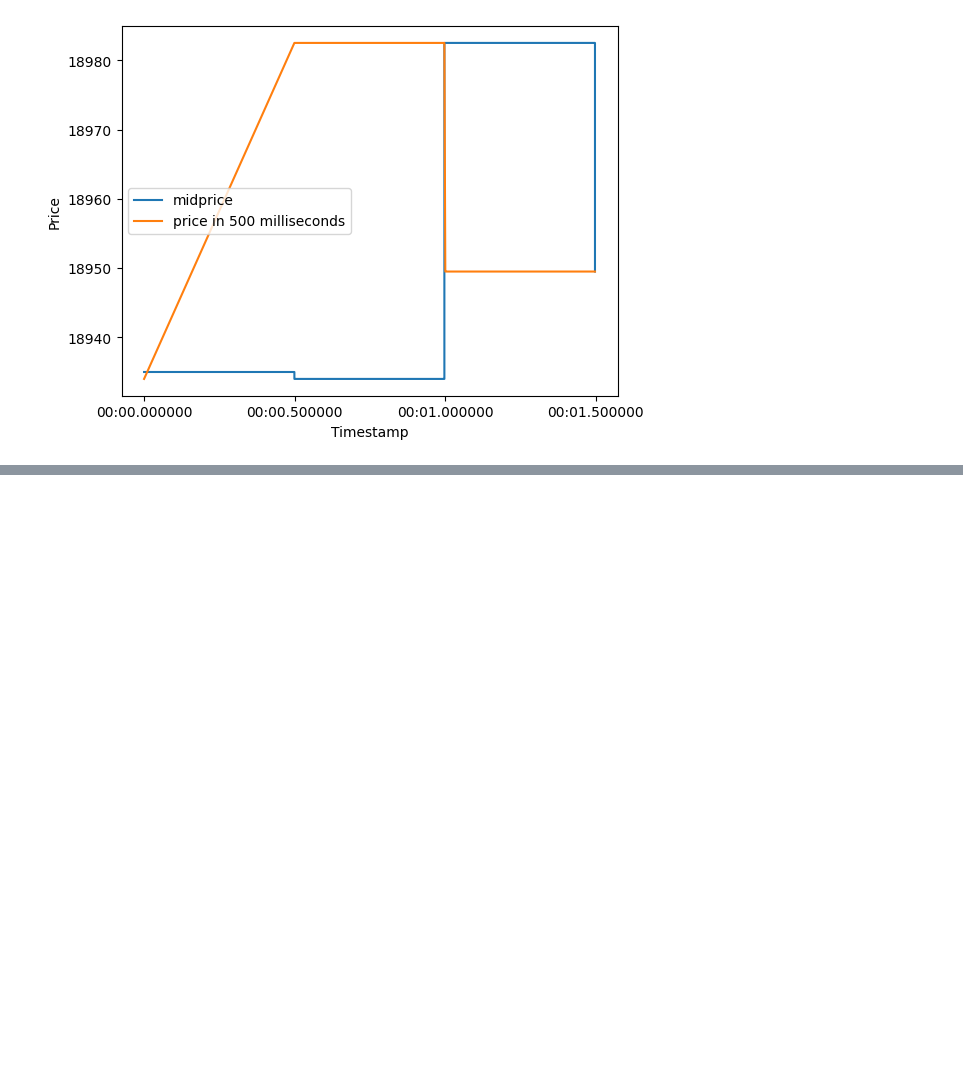
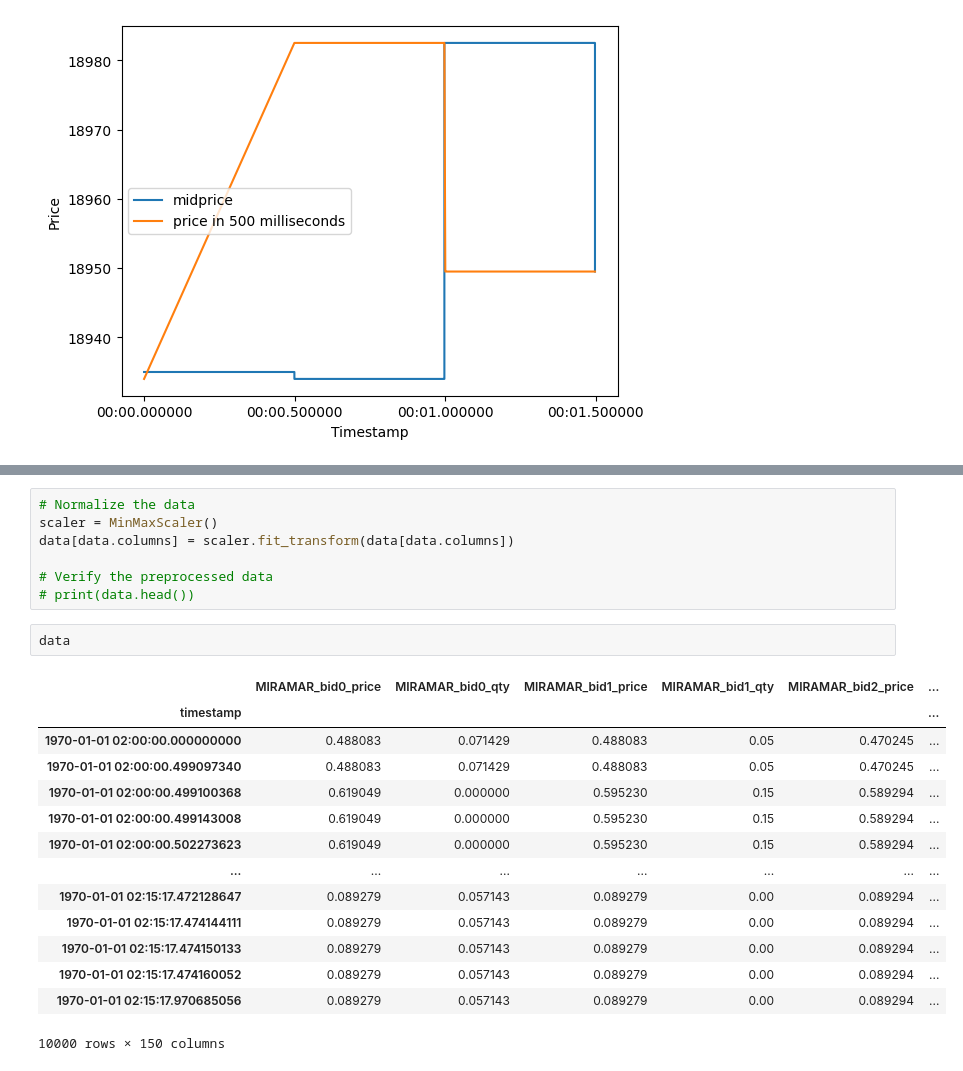
Before and after one commit to SergeySmalkov/Strategies_Sandbox, a Jupyter notebook: Strategy.ipynb, the cells around one changed output, grey strips where cells are left out. Drawn from its saved outputs; the diff is of its cells as text; blank space fills up the shorter version.

```diff
--- a/Strategy.ipynb
+++ b/Strategy.ipynb
@@ -250,0 +265,24 @@ len(data)*2
+# %%
+# Normalize the data
+scaler = MinMaxScaler()
+data[data.columns] = scaler.fit_transform(data[data.columns])
+
+# Verify the preprocessed data
+# print(data.head())
+# %%
+data
+# %% [output]
+|  | MIRAMAR_bid0_price | MIRAMAR_bid0_qty | MIRAMAR_bid1_price | MIRAMAR_bid1_qty | MIRAMAR_bid2_price | ... |
+| timestamp |  |  |  |  |  | ... |
+| 1970-01-01 02:00:00.000000000 | 0.488083 | 0.071429 | 0.488083 | 0.05 | 0.470245 | ... |
+| 1970-01-01 02:00:00.499097340 | 0.488083 | 0.071429 | 0.488083 | 0.05 | 0.470245 | ... |
+| 1970-01-01 02:00:00.499100368 | 0.619049 | 0.000000 | 0.595230 | 0.15 | 0.589294 | ... |
+| 1970-01-01 02:00:00.499143008 | 0.619049 | 0.000000 | 0.595230 | 0.15 | 0.589294 | ... |
+| 1970-01-01 02:00:00.502273623 | 0.619049 | 0.000000 | 0.595230 | 0.15 | 0.589294 | ... |
+| ... | ... | ... | ... | ... | ... | ... |
+| 1970-01-01 02:15:17.472128647 | 0.089279 | 0.057143 | 0.089279 | 0.00 | 0.089294 | ... |
+| 1970-01-01 02:15:17.474144111 | 0.089279 | 0.057143 | 0.089279 | 0.00 | 0.089294 | ... |
+| 1970-01-01 02:15:17.474150133 | 0.089279 | 0.057143 | 0.089279 | 0.00 | 0.089294 | ... |
+| 1970-01-01 02:15:17.474160052 | 0.089279 | 0.057143 | 0.089279 | 0.00 | 0.089294 | ... |
+| 1970-01-01 02:15:17.970685056 | 0.089279 | 0.057143 | 0.089279 | 0.00 | 0.089294 | ... |
+10000 rows × 150 columns
```
Also changed, not shown: parts of 18 cells of this notebook.
